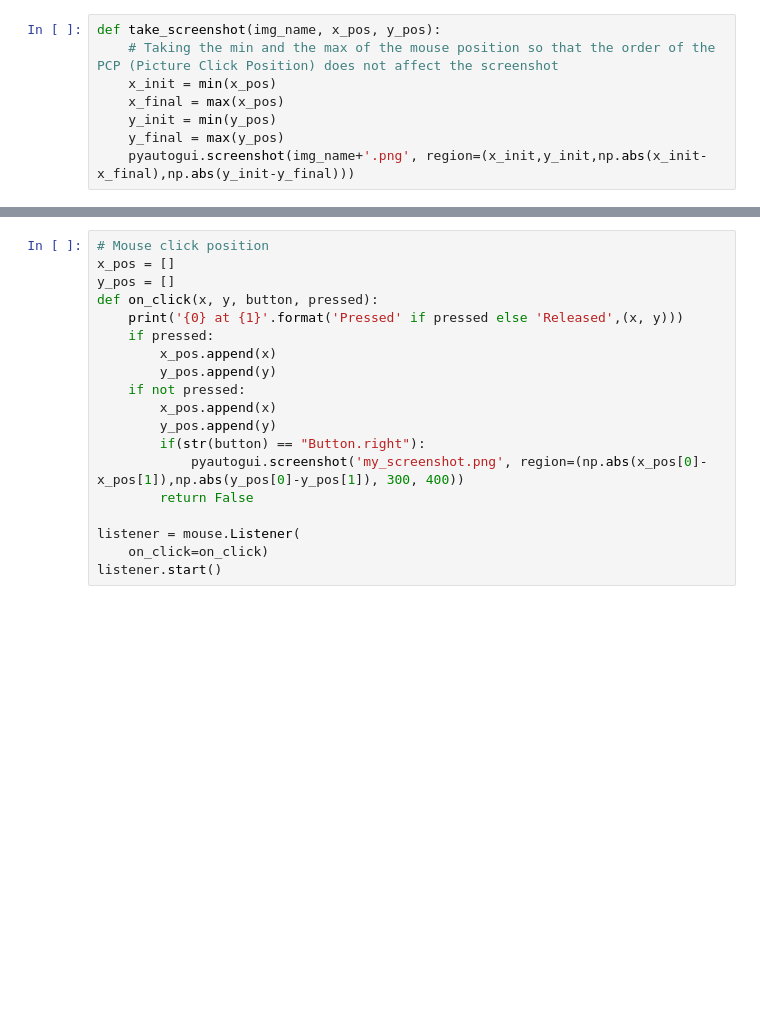
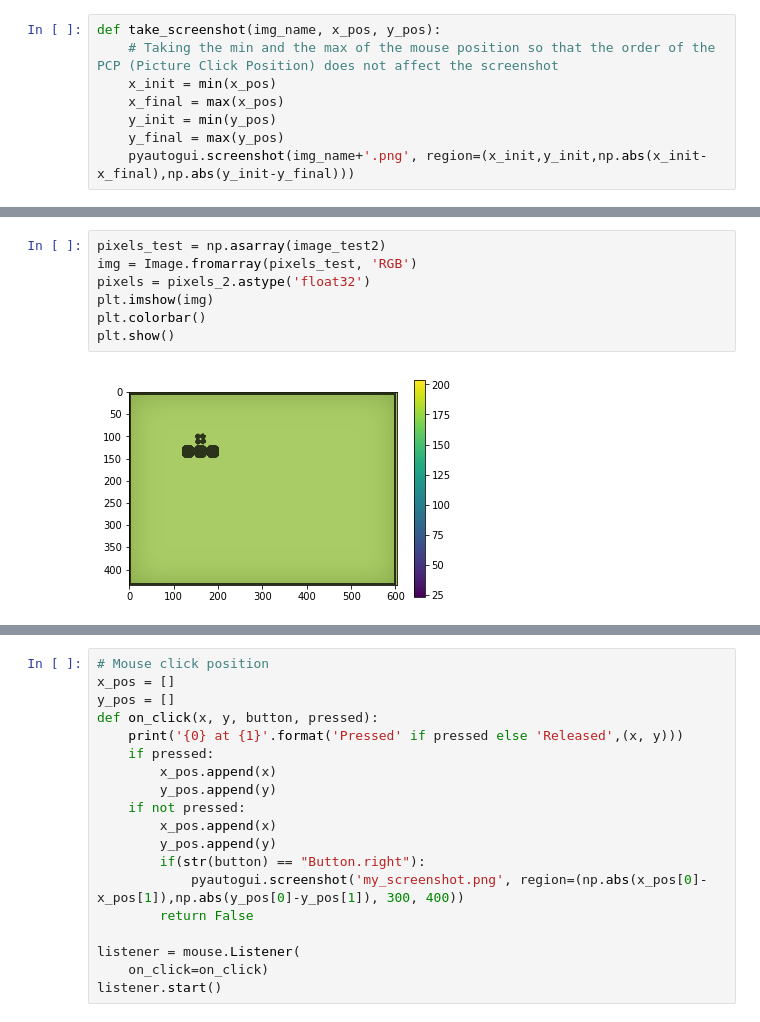
Before and after one commit to iman-j/ai-snake-game, a Jupyter notebook: Controlling mouse and keyboard.ipynb, the cells around one changed output, grey strips where cells are left out. Cells and saved outputs as stored; diff of their text form; blank space fills up the shorter version.

```diff
--- a/Controlling mouse and keyboard.ipynb
+++ b/Controlling mouse and keyboard.ipynb
@@ -42,0 +112,9 @@ y_pos
+# %%
+pixels_test = np.asarray(image_test2)
+img = Image.fromarray(pixels_test, 'RGB')
+pixels = pixels_2.astype('float32')
+plt.imshow(img)
+plt.colorbar()
+plt.show()
+# %% [output]
+[figure, added]
```
Also changed, not shown: parts of 11 cells of this notebook, 2 other files.
